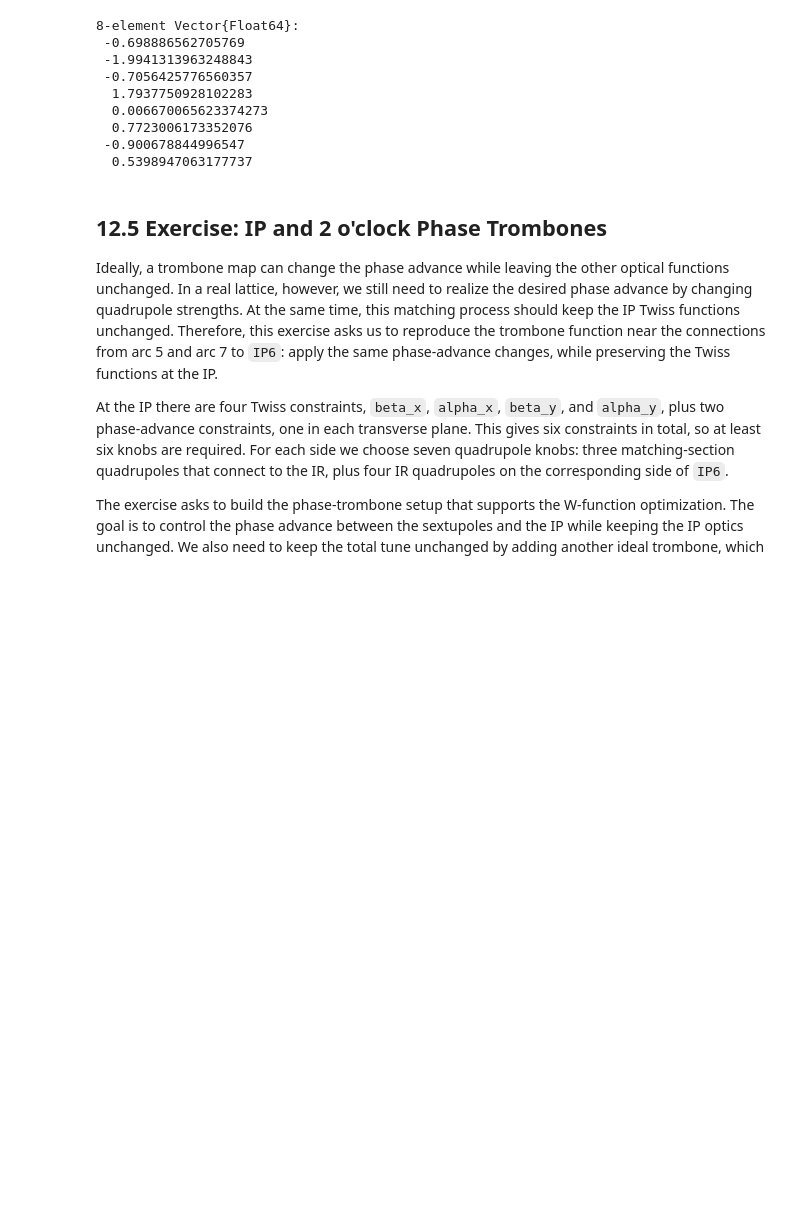
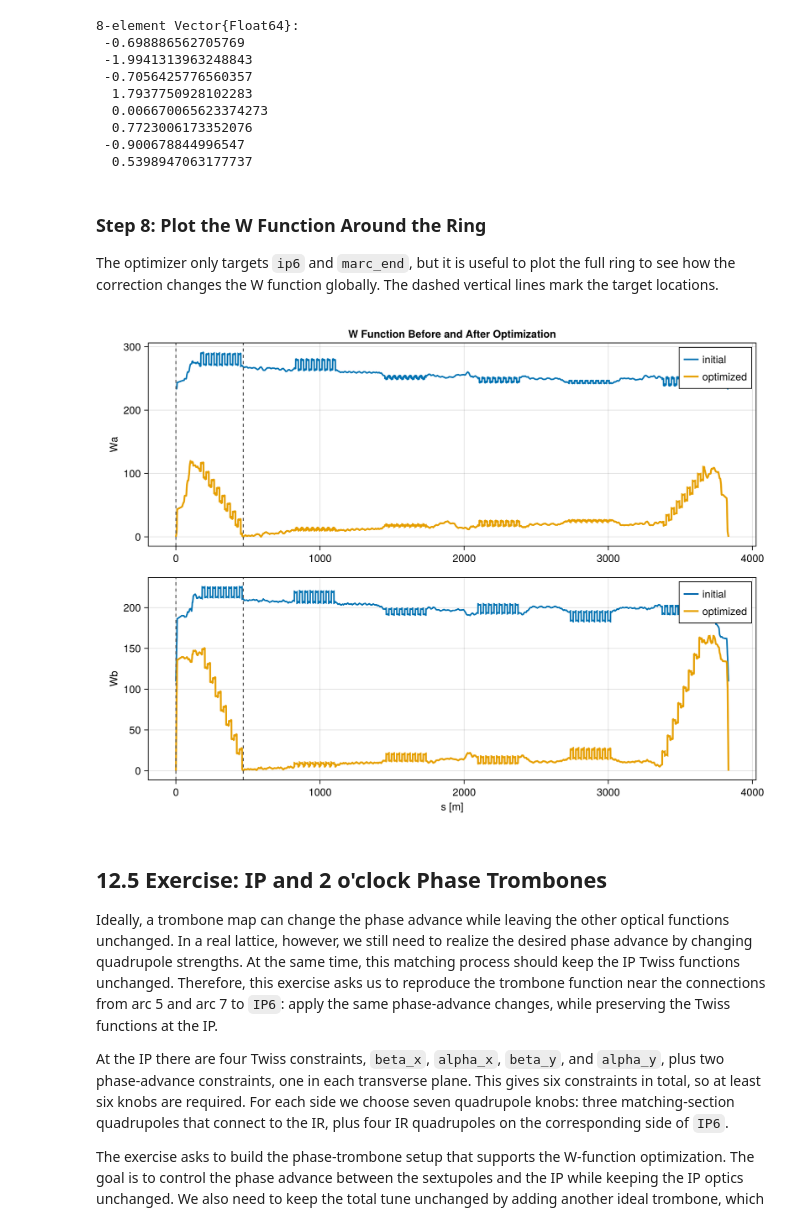
Before and after one commit to 6teamFurina/Ring_Design_Tutorial_SciBmad, a Jupyter notebook: chapter12_dynamic_aperture_scibmad.ipynb, the cells around one changed output. Cells and saved outputs as stored; diff of their text form; code cells hidden in the pictures; blank space fills up the shorter version.

```diff
--- a/chapter12_dynamic_aperture_scibmad.ipynb
+++ b/chapter12_dynamic_aperture_scibmad.ipynb
@@ -850,6 +861,64 @@ total residual norm = 1.40564319e-05
   0.7723006173352076
  -0.900678844996547
   0.5398947063177737
+# %% [markdown]
+### Step 8: Plot the W Function Around the Ring
+
+The optimizer only targets `ip6` and `marc_end`, but it is useful to plot the full ring to see how the correction changes the W function globally. The dashed vertical lines mark the target locations.
+# %%
+using CairoMakie
+
+function ch12_w_profile(x; ring=ring_12_4)
+    ch12_apply_w_knobs!(x)
+    tw = twiss(ring; GTPSA_descriptor=Descriptor(6, 2))
+
+    s = Float64.(tw.table.s)
+    wa = Float64[]
+    wb = Float64[]
+
+    for idx in eachindex(s)
+        a1, b1 = ch12_w_ab_plain(tw.table.beta_1[idx], tw.table.alpha_1[idx])
+        a2, b2 = ch12_w_ab_plain(tw.table.beta_2[idx], tw.table.alpha_2[idx])
+        push!(wa, hypot(ch12_scalar_constant(a1), ch12_scalar_constant(b1)))
+        push!(wb, hypot(ch12_scalar_constant(a2), ch12_scalar_constant(b2)))
+    end
+
+    ch12_reset_w_controls!()
+    return (; s, wa, wb)
+end
+
+initial_w_profile = ch12_w_profile(zeros(8))
+optimized_w_profile = ch12_w_profile(optimized_ch12_w_knobs)
+target_s = Float64[initial_w_profile.s[idx] for idx in ch12_w_target_indices]
+
+w_figure = Figure(size=(900, 680))
+axis_wa = Axis(
+    w_figure[1, 1];
+    ylabel="Wa",
+    title="W Function Before and After Optimization",
+)
+axis_wb = Axis(
+    w_figure[2, 1];
+    xlabel="s [m]",
+    ylabel="Wb",
+)
+
+lines!(axis_wa, initial_w_profile.s, initial_w_profile.wa; label="initial", linewidth=2.0)
+lines!(axis_wa, optimized_w_profile.s, optimized_w_profile.wa; label="optimized", linewidth=2.4)
+vlines!(axis_wa, target_s; color=:gray35, linestyle=:dash, linewidth=1.4)
+axislegend(axis_wa; position=:rt)
+
+lines!(axis_wb, initial_w_profile.s, initial_w_profile.wb; label="initial", linewidth=2.0)
+lines!(axis_wb, optimized_w_profile.s, optimized_w_profile.wb; label="optimized", linewidth=2.4)
+vlines!(axis_wb, target_s; color=:gray35, linestyle=:dash, linewidth=1.4)
+axislegend(axis_wb; position=:rt)
+
+linkxaxes!(axis_wa, axis_wb)
+mkpath("assets")
+save("assets/chapter12_w_function_optimization.png", w_figure)
+w_figure
+# %% [output]
+[figure, added]
 # %% [markdown]
 ## 12.5 Exercise: IP and 2 o'clock Phase Trombones
 
```
Also changed, not shown: parts of 49 cells of this notebook, 4 other files.
